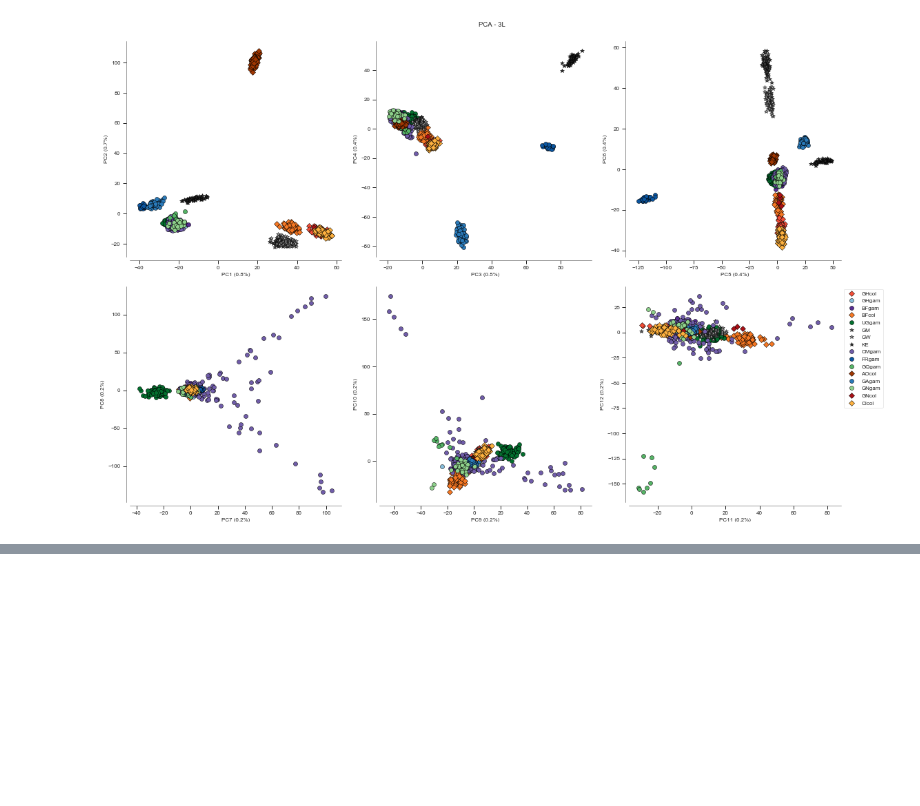
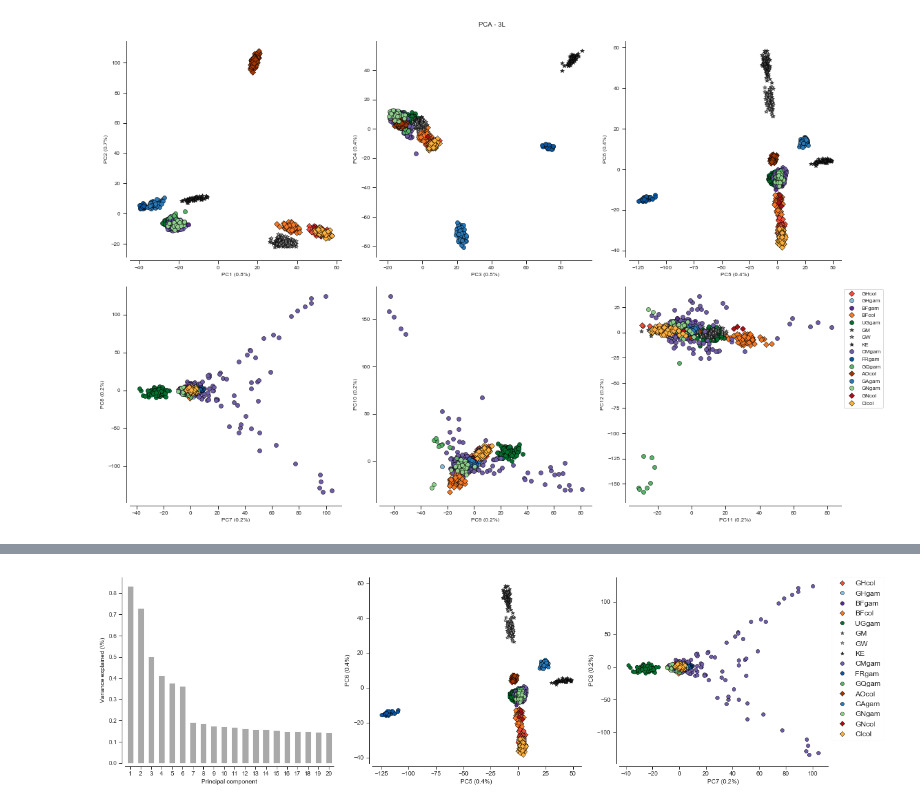
Before and after one commit to alimanfoo/ag1000g-phase2-data-paper, a Jupyter notebook: notebooks/figure_PCA.ipynb, the cells around one changed output, grey strips where cells are left out. Cells and saved outputs as stored; diff of their text form; code cells hidden in the pictures; blank space fills up the shorter version.

```diff
--- a/notebooks/figure_PCA.ipynb
+++ b/notebooks/figure_PCA.ipynb
@@ -227,0 +259,37 @@ fig_pca(coords1, model1.explained_variance_ratio_ ,'PCA - 3L', df_samples.popula
+# %%
+def fig_supp_pca(coords, model, title, sample_population):
+
+    fig = plt.figure(figsize=(18, 5))
+
+    ax = fig.add_subplot(131)
+    sns.despine(ax=ax, offset=5)
+    x = np.arange(model1.explained_variance_ratio_.shape[0])
+    y = model1.explained_variance_ratio_ * 100
+    ax.bar(x+.2, y, width=.6, align='edge', color='darkgray')
+    ax.set_xticks(x+.5)
+    ax.set_xticklabels(x+1, fontsize=7)
+    ax.set_ylabel('Variance explained (\%)')
+    ax.set_xlabel('Principal component')
+    ax.set_xlim(0, 20)
+    for item in ([ax.xaxis.label, ax.yaxis.label] + ax.get_xticklabels() + ax.get_yticklabels()):
+        item.set_fontsize(10)
+
+    ax = fig.add_subplot(132)
+    plot_pca_coords(coords, model, 4, 5, ax, sample_population)
+    for item in ([ax.xaxis.label, ax.yaxis.label] + ax.get_xticklabels() + ax.get_yticklabels()):
+        item.set_fontsize(10)
+
+    ax = fig.add_subplot(133)
+    plot_pca_coords(coords, model, 6, 7, ax, sample_population)
+    for item in ([ax.xaxis.label, ax.yaxis.label] + ax.get_xticklabels() + ax.get_yticklabels()):
+        item.set_fontsize(10)
+
+    ax.legend(bbox_to_anchor=(1, 1.02), loc='upper left', fontsize=12, framealpha=0.1)
+
+    fig.tight_layout()
+    fn = 'Phase_2_'+chrom+'_supplementary_pca.jpeg'
+    fig.savefig(fn, jpeg_quality=100, dpi=100, bbox_inches='tight')
+# %%
+fig_supp_pca(coords1, model1.explained_variance_ratio_ ,'PCA - 3L', df_samples.population.values)
+# %% [output]
+[figure, added]
```
Also changed, not shown: parts of 17 cells of this notebook, 7 other files.
